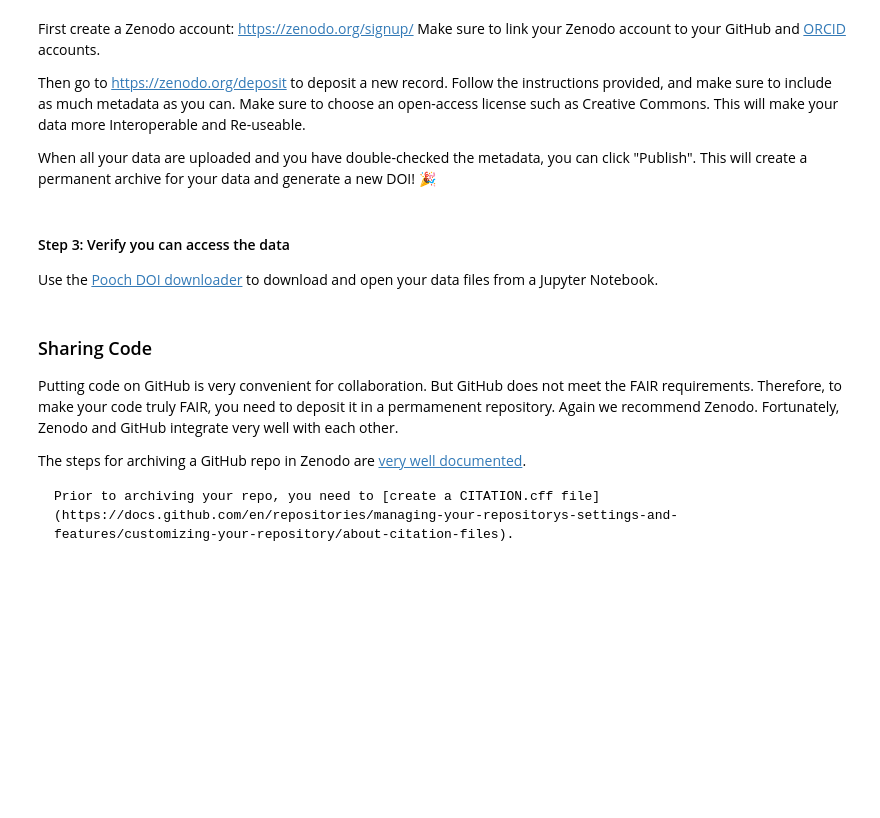
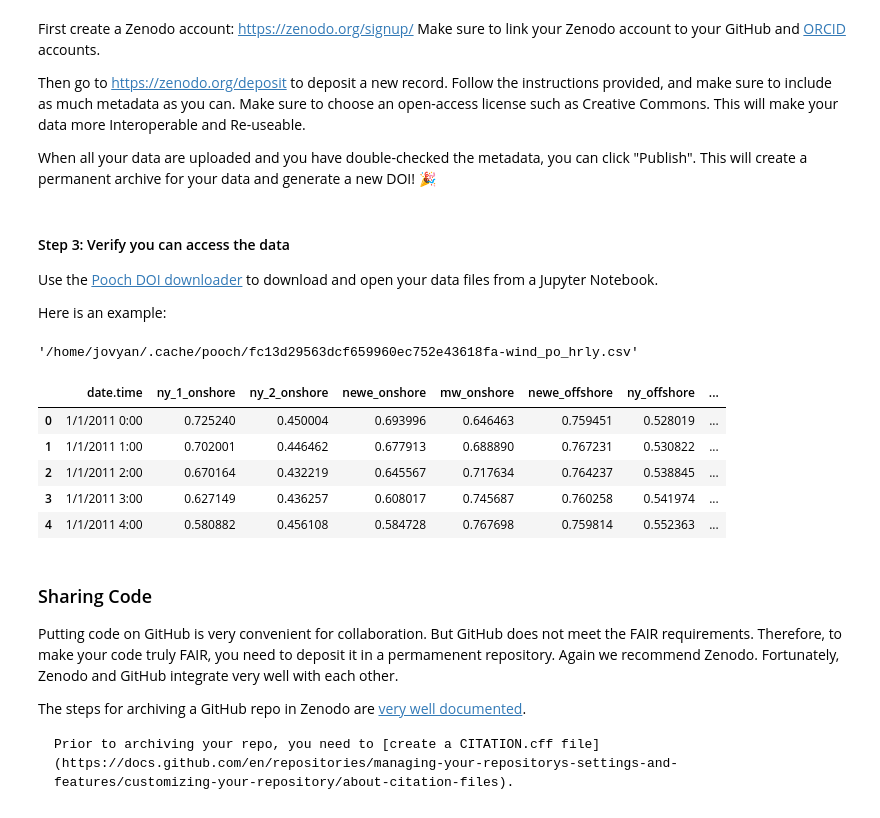
Before and after one commit to earth-env-data-science/earth-env-data-science-book, a Jupyter notebook: src/lectures/data.ipynb, the cells around one changed output. Drawn from its saved outputs; the diff is of its cells as text; code cells hidden in the pictures; blank space fills up the shorter version.

```diff
--- a/src/lectures/data.ipynb
+++ b/src/lectures/data.ipynb
@@ -144,0 +312,12 @@ A more modern and scalable way of loading data is to read it directly over the n
+# %%
+import pooch
+POOCH = pooch.create(
+    path=pooch.os_cache("2017_Antarctica_P3/CSARP_mvdr"),
+    base_url="https://data.cresis.ku.edu/data/rds/2017_Antarctica_P3/CSARP_mvdr/20171124_03/",
+    registry={
+        "Data_img_02_20171124_03_020.mat": None,
+    }
+)
+
+local_fname = POOCH.fetch("Data_img_02_20171124_03_020.mat")
+local_fname
@@ -144,0 +328,5 @@ A more modern and scalable way of loading data is to read it directly over the n
+# %%
+import h5py
+
+f = h5py.File(local_fname)
+list(f)
@@ -266,6 +507,27 @@ This will create a permanent archive for your data and generate a new DOI! 🎉
 #### Step 3: Verify you can access the data
 
 Use the [Pooch DOI downloader](https://www.fatiando.org/pooch/latest/api/generated/pooch.DOIDownloader.html) to download and open your data files from a Jupyter Notebook.
+
+Here is an example:
+# %%
+doi = "doi:10.5281/zenodo.5739406"
+fname = "wind_po_hrly.csv"
+file_path = pooch.retrieve(
+    url=f"{doi}/{fname}",
+    known_hash="md5:cf059b73d6831282c5580776ac07309a",
+)
+file_path
+# %% [output]
+'/home/jovyan/.cache/pooch/fc13d29563dcf659960ec752e43618fa-wind_po_hrly.csv'
+# %%
+pd.read_csv(file_path).head()
+# %% [output]
+|  | date.time | ny_1_onshore | ny_2_onshore | newe_onshore | mw_onshore | newe_offshore | ny_offshore | ... |
+| 0 | 1/1/2011 0:00 | 0.725240 | 0.450004 | 0.693996 | 0.646463 | 0.759451 | 0.528019 | ... |
+| 1 | 1/1/2011 1:00 | 0.702001 | 0.446462 | 0.677913 | 0.688890 | 0.767231 | 0.530822 | ... |
+| 2 | 1/1/2011 2:00 | 0.670164 | 0.432219 | 0.645567 | 0.717634 | 0.764237 | 0.538845 | ... |
+| 3 | 1/1/2011 3:00 | 0.627149 | 0.436257 | 0.608017 | 0.745687 | 0.760258 | 0.541974 | ... |
+| 4 | 1/1/2011 4:00 | 0.580882 | 0.456108 | 0.584728 | 0.767698 | 0.759814 | 0.552363 | ... |
 # %% [markdown]
 ### Sharing Code
 
```
Also changed, not shown: parts of 28 cells of this notebook.
